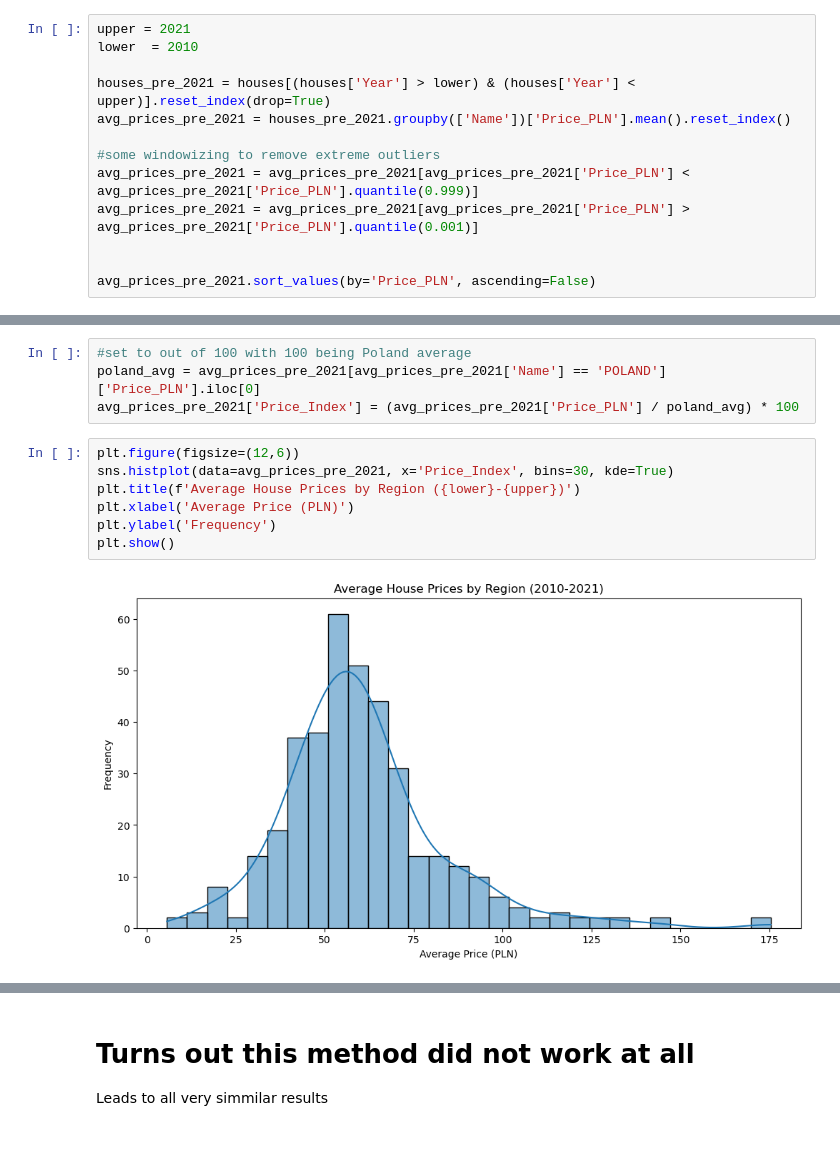
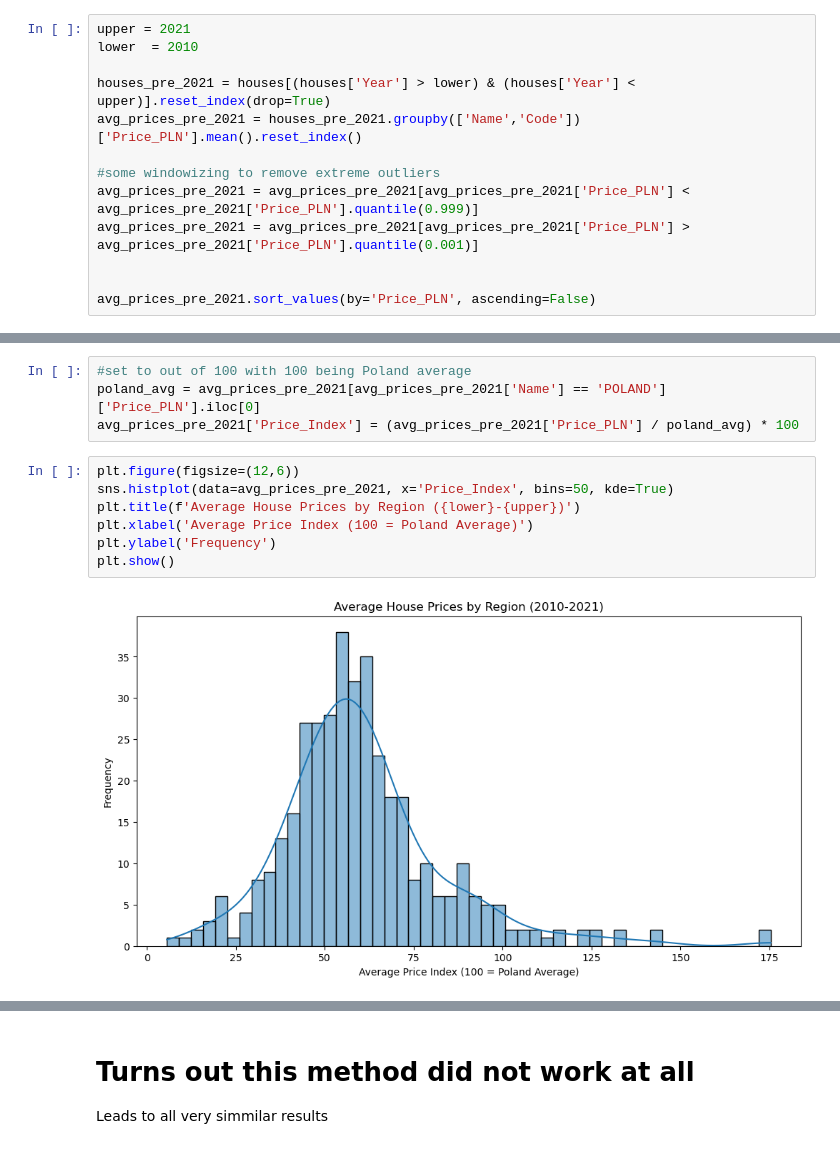
Before and after one commit to harrisonluff/Group_Project_Y3, a Jupyter notebook: notebooks/analysis/00_regional_price_index.ipynb, the cells around one changed output, grey strips where cells are left out. Cells and saved outputs as stored; diff of their text form.

```diff
--- a/notebooks/analysis/00_regional_price_index.ipynb
+++ b/notebooks/analysis/00_regional_price_index.ipynb
@@ -143,7 +143,7 @@ upper = 2021
 lower  = 2010
 
 houses_pre_2021 = houses[(houses['Year'] > lower) & (houses['Year'] < upper)].reset_index(drop=True)
-avg_prices_pre_2021 = houses_pre_2021.groupby(['Name'])['Price_PLN'].mean().reset_index()
+avg_prices_pre_2021 = houses_pre_2021.groupby(['Name','Code'])['Price_PLN'].mean().reset_index()
 
 #some windowizing to remove extreme outliers
 avg_prices_pre_2021 = avg_prices_pre_2021[avg_prices_pre_2021['Price_PLN'] < avg_prices_pre_2021['Price_PLN'].quantile(0.999)]
@@ -171,10 +171,10 @@ poland_avg = avg_prices_pre_2021[avg_prices_pre_2021['Name'] == 'POLAND']['Price
 avg_prices_pre_2021['Price_Index'] = (avg_prices_pre_2021['Price_PLN'] / poland_avg) * 100
 # %%
 plt.figure(figsize=(12,6))
-sns.histplot(data=avg_prices_pre_2021, x='Price_Index', bins=30, kde=True)
+sns.histplot(data=avg_prices_pre_2021, x='Price_Index', bins=50, kde=True)
 plt.title(f'Average House Prices by Region ({lower}-{upper})')
-plt.xlabel('Average Price (PLN)')
+plt.xlabel('Average Price Index (100 = Poland Average)')
 plt.ylabel('Frequency')
 plt.show()
 # %% [output]
-[figure, old version]
+[figure, new version]
```
Also changed, not shown: parts of 16 cells of this notebook, 1 other file.
